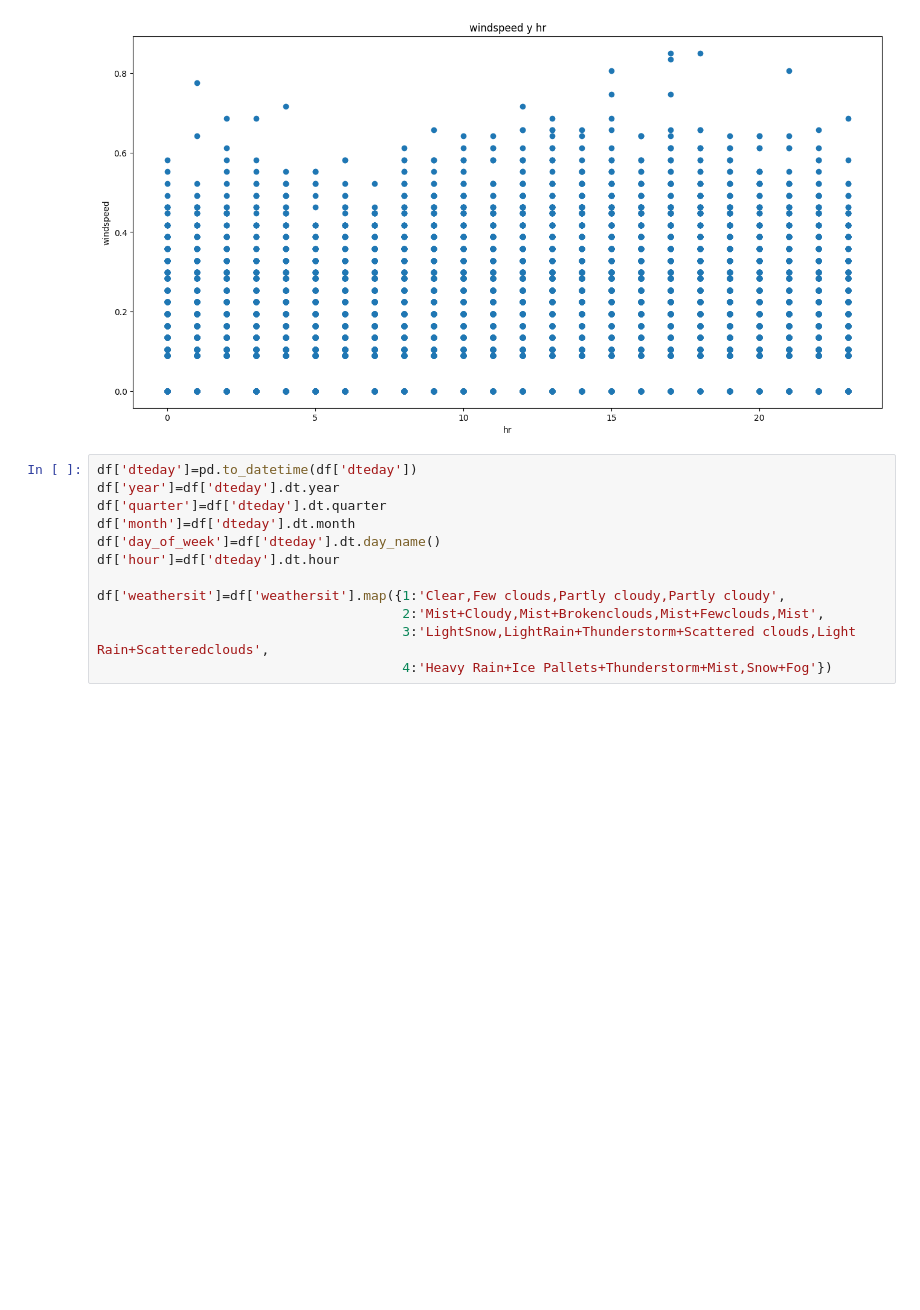
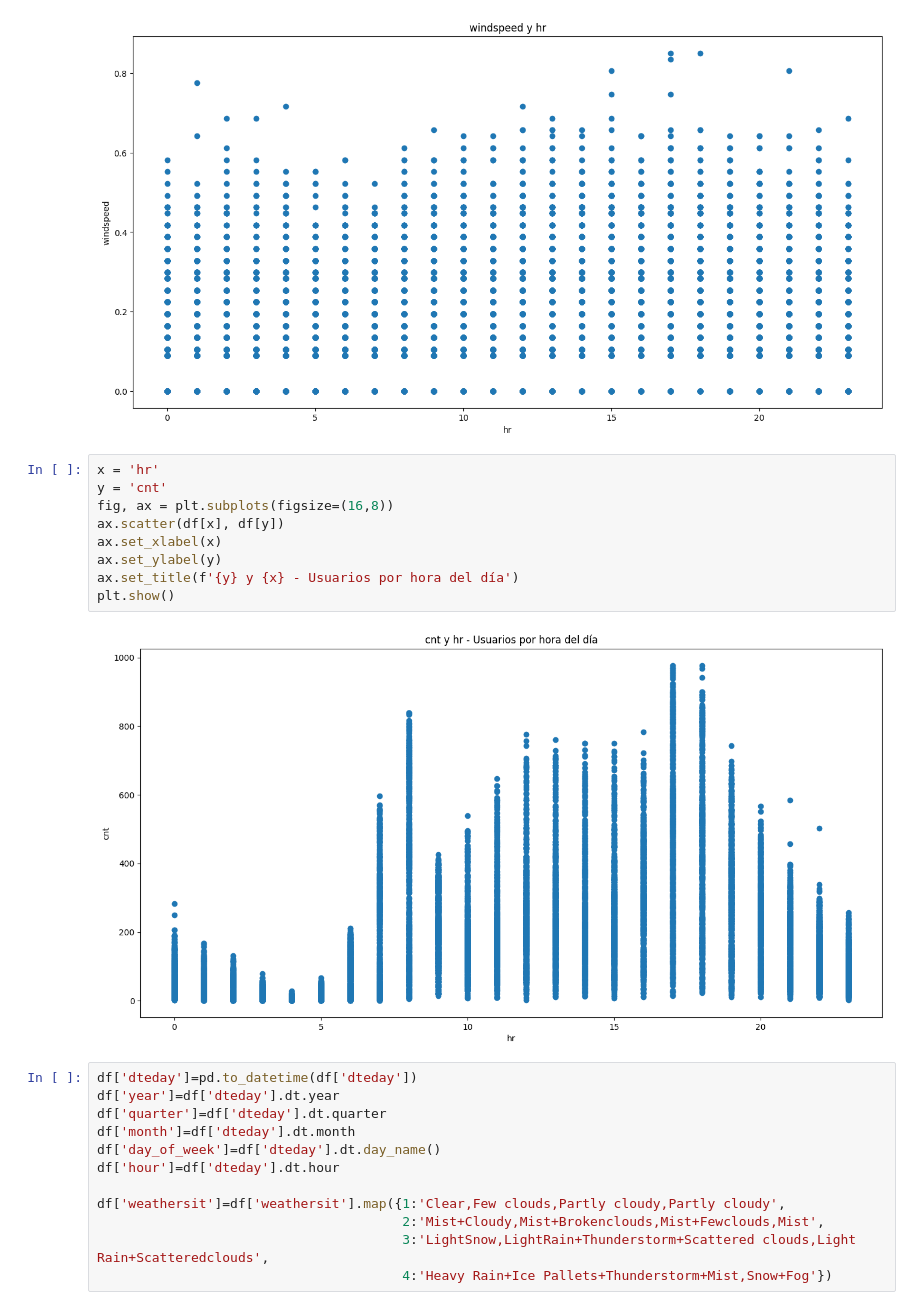
Before and after one commit to adRi781/Resoluci-n-caso, a Jupyter notebook: C3_S4_Resolución de caso - Bike Sharing App.ipynb, the cells around one changed output. Drawn from its saved outputs; the diff is of its cells as text; blank space fills up the shorter version.

```diff
--- a/C3_S4_Resolución de caso - Bike Sharing App.ipynb
+++ b/C3_S4_Resolución de caso - Bike Sharing App.ipynb
@@ -276,6 +284,17 @@ ax.set_title(f'{y} y {x}')
 plt.show()
 # %% [output]
 [figure]
+# %%
+x = 'hr'
+y = 'cnt'
+fig, ax = plt.subplots(figsize=(16,8))
+ax.scatter(df[x], df[y])
+ax.set_xlabel(x)
+ax.set_ylabel(y)
+ax.set_title(f'{y} y {x} - Usuarios por hora del día')
+plt.show()
+# %% [output]
+[figure, added]
 # %%
 df['dteday']=pd.to_datetime(df['dteday'])
 df['year']=df['dteday'].dt.year
```
Also changed, not shown: parts of 31 cells of this notebook.
